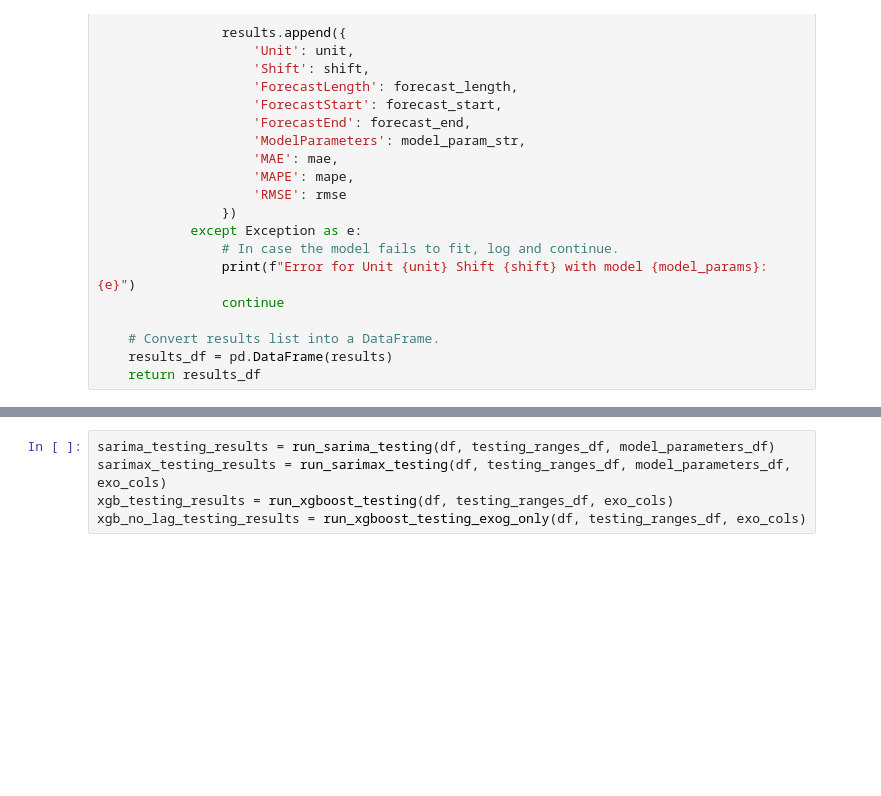
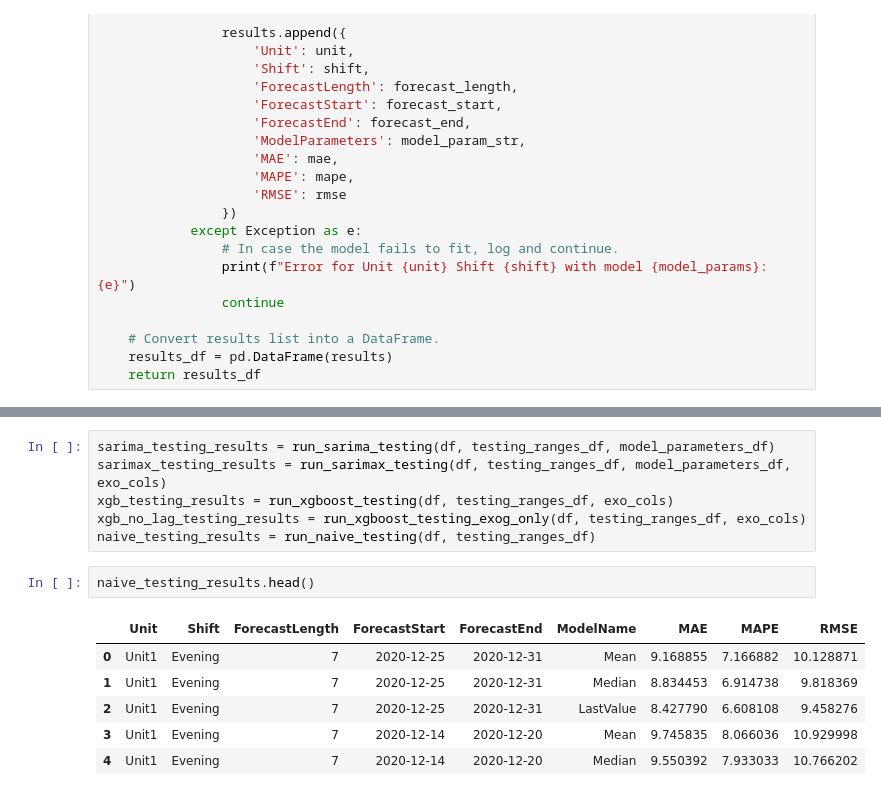
Before and after one commit to tyler-otoole/time-series-playground, a Jupyter notebook: notebooks/auto_model_selection.ipynb, the cells around one changed output, grey strips where cells are left out. Cells and saved outputs as stored; diff of their text form; blank space fills up the shorter version.

Commit message:
added a function for naive model testing to auto-model selection notebook

```diff
--- a/notebooks/auto_model_selection.ipynb
+++ b/notebooks/auto_model_selection.ipynb
@@ -596,6 +645,16 @@ sarima_testing_results = run_sarima_testing(df, testing_ranges_df, model_paramet
 sarimax_testing_results = run_sarimax_testing(df, testing_ranges_df, model_parameters_df, exo_cols)
 xgb_testing_results = run_xgboost_testing(df, testing_ranges_df, exo_cols)
 xgb_no_lag_testing_results = run_xgboost_testing_exog_only(df, testing_ranges_df, exo_cols)
+naive_testing_results = run_naive_testing(df, testing_ranges_df)
+# %%
+naive_testing_results.head()
+# %% [output]
+|  | Unit | Shift | ForecastLength | ForecastStart | ForecastEnd | ModelName | MAE | MAPE | RMSE |
+| 0 | Unit1 | Evening | 7 | 2020-12-25 | 2020-12-31 | Mean | 9.168855 | 7.166882 | 10.128871 |
+| 1 | Unit1 | Evening | 7 | 2020-12-25 | 2020-12-31 | Median | 8.834453 | 6.914738 | 9.818369 |
+| 2 | Unit1 | Evening | 7 | 2020-12-25 | 2020-12-31 | LastValue | 8.427790 | 6.608108 | 9.458276 |
+| 3 | Unit1 | Evening | 7 | 2020-12-14 | 2020-12-20 | Mean | 9.745835 | 8.066036 | 10.929998 |
+| 4 | Unit1 | Evening | 7 | 2020-12-14 | 2020-12-20 | Median | 9.550392 | 7.933033 | 10.766202 |
 # %%
 sarima_testing_results.head()
 # %% [output]
```
Also changed, not shown: parts of 10 cells of this notebook.
